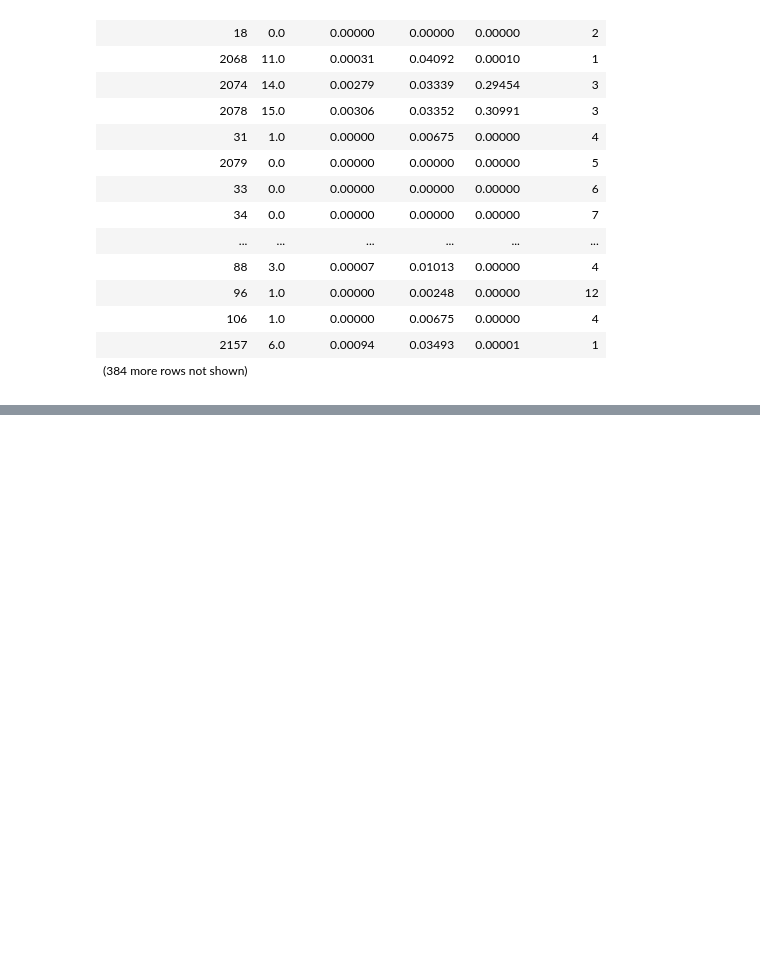
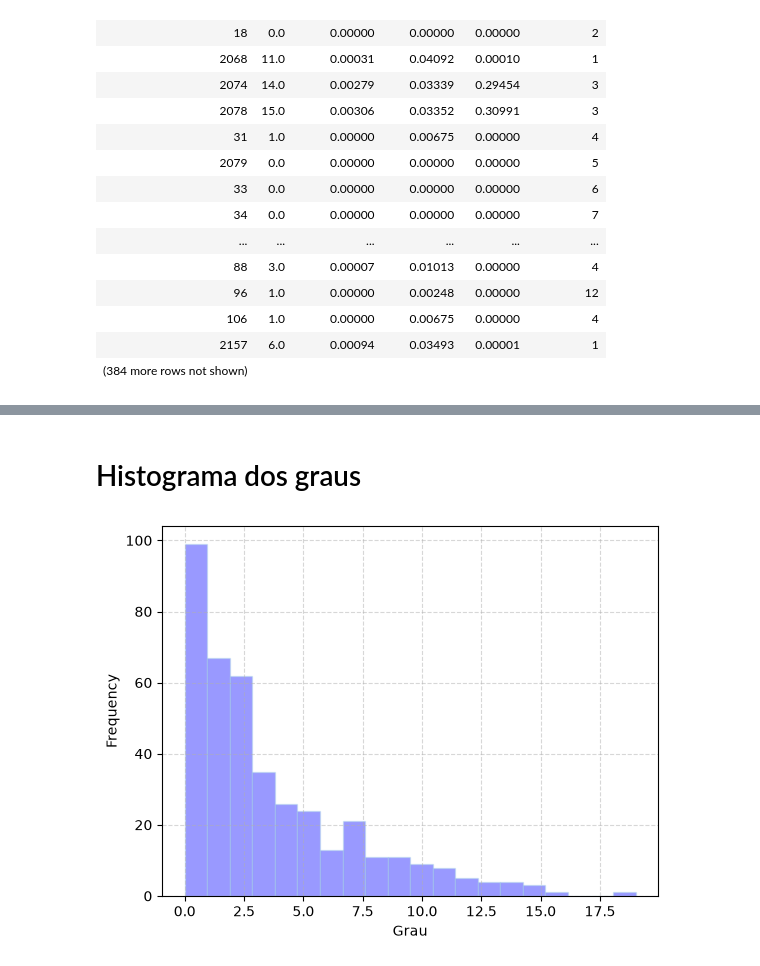
Before and after one commit to arthurvserodio/Analise-de-Grafos---TAG-26.2, a Jupyter notebook: src/FacebookGraph.ipynb, the cells around one changed output, grey strips where cells are left out. Cells and saved outputs as stored; diff of their text form; code cells hidden in the pictures; blank space fills up the shorter version.

```diff
--- a/src/FacebookGraph.ipynb
+++ b/src/FacebookGraph.ipynb
@@ -209,0 +242,16 @@ plt.show()
+# %% [markdown]
+# Histograma dos graus
+# %%
+df['grau'].plot(
+    kind='hist',
+    bins= 20,
+    edgecolor= 'lightblue',
+    color= 'blue',
+    alpha= 0.4
+
+)
+plt.xlabel("Grau")
+plt.grid(True,linestyle= '--',alpha= 0.5 )
+plt.show()
+# %% [output]
+[figure, added]
```
Also changed, not shown: parts of 11 cells of this notebook.
